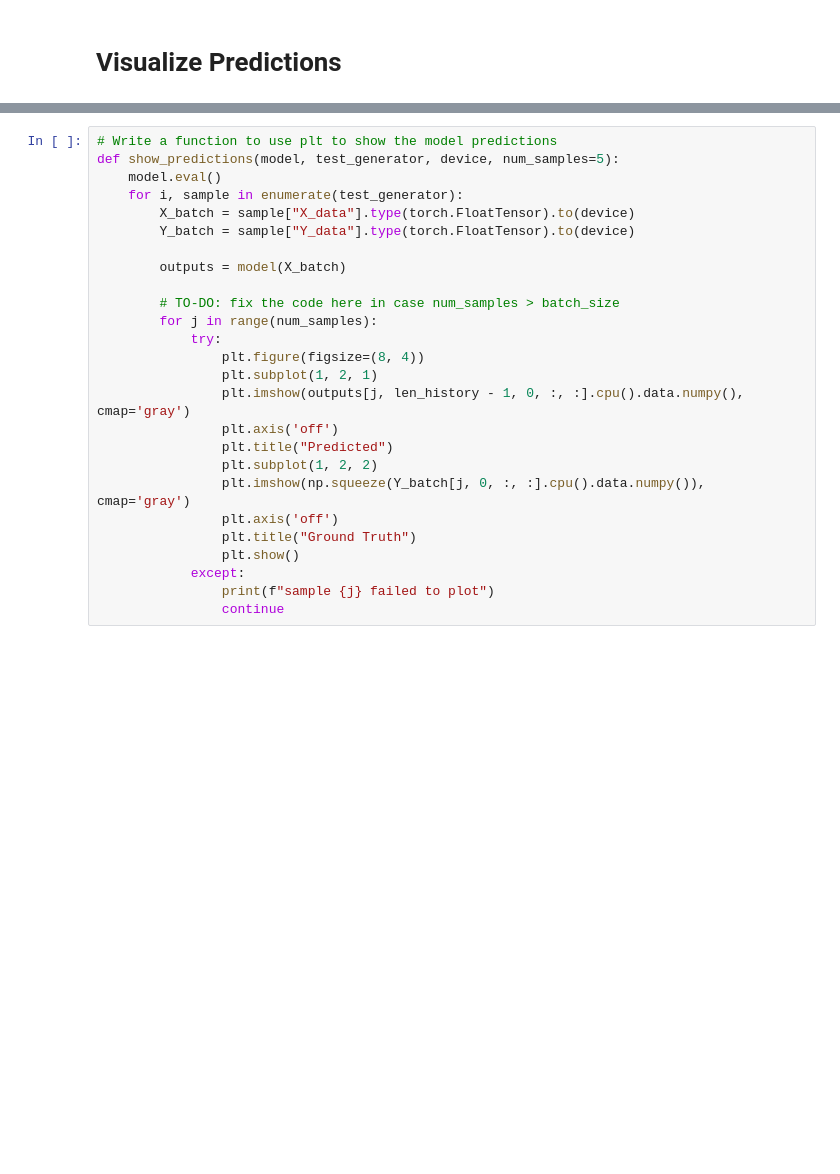
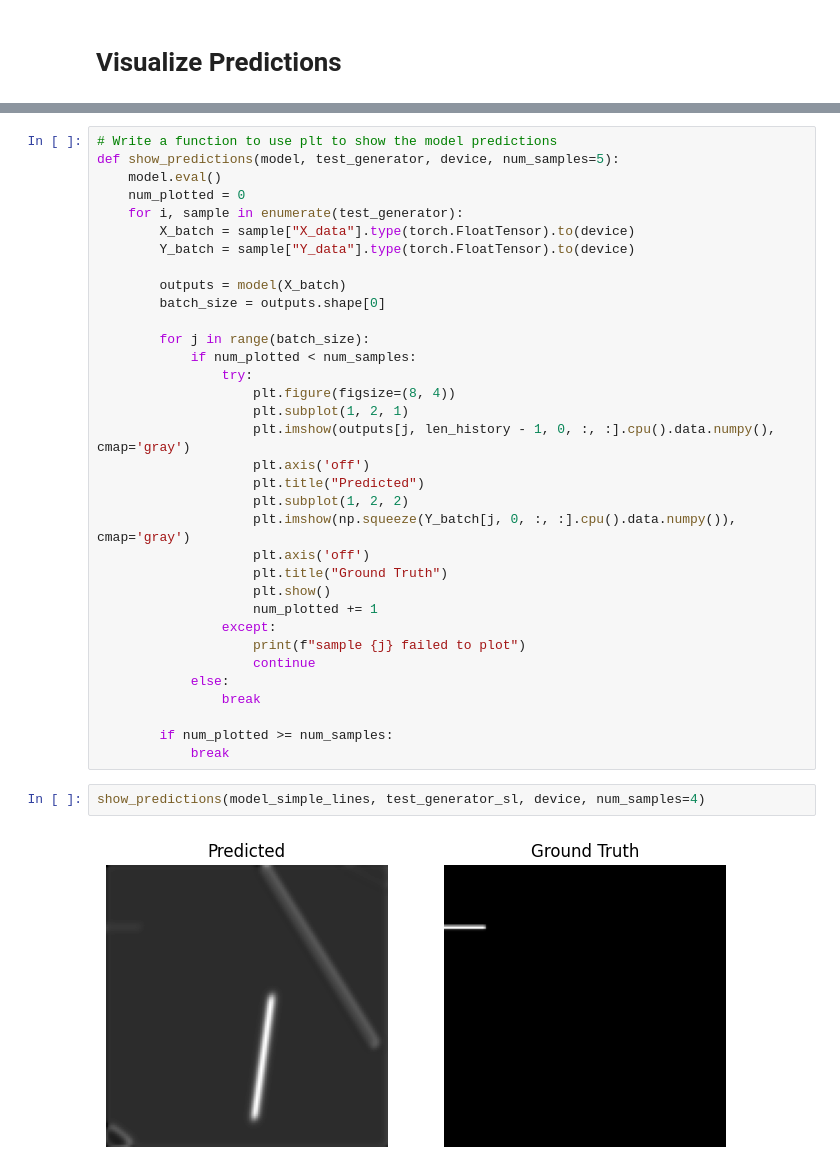
Before and after one commit to jnyang/crack_forecasting, a Jupyter notebook: notebooks/3_Build_model.ipynb, the cells around one changed output, grey strips where cells are left out. Saved outputs shown, nothing was run; the diff lists cells and outputs as text; blank space fills up the shorter version.

```diff
--- a/notebooks/3_Build_model.ipynb
+++ b/notebooks/3_Build_model.ipynb
@@ -359,25 +402,37 @@ GeoTorchConvLSTM(
 # Write a function to use plt to show the model predictions
 def show_predictions(model, test_generator, device, num_samples=5):
     model.eval()
+    num_plotted = 0
     for i, sample in enumerate(test_generator):
         X_batch = sample["X_data"].type(torch.FloatTensor).to(device)
         Y_batch = sample["Y_data"].type(torch.FloatTensor).to(device)
 
         outputs = model(X_batch)
+        batch_size = outputs.shape[0]
 
-        # TO-DO: fix the code here in case num_samples > batch_size
-        for j in range(num_samples):
-            try:
-                plt.figure(figsize=(8, 4))
-                plt.subplot(1, 2, 1)
-                plt.imshow(outputs[j, len_history - 1, 0, :, :].cpu().data.numpy(), cmap='gray')
-                plt.axis('off')
-                plt.title("Predicted")
-                plt.subplot(1, 2, 2)
-                plt.imshow(np.squeeze(Y_batch[j, 0, :, :].cpu().data.numpy()), cmap='gray')
-                plt.axis('off')
-                plt.title("Ground Truth")
-                plt.show()
-            except:
-                print(f"sample {j} failed to plot")
-                continue
+        for j in range(batch_size):
+            if num_plotted < num_samples:
+                try:
+                    plt.figure(figsize=(8, 4))
+                    plt.subplot(1, 2, 1)
+                    plt.imshow(outputs[j, len_history - 1, 0, :, :].cpu().data.numpy(), cmap='gray')
+                    plt.axis('off')
+                    plt.title("Predicted")
+                    plt.subplot(1, 2, 2)
+                    plt.imshow(np.squeeze(Y_batch[j, 0, :, :].cpu().data.numpy()), cmap='gray')
+                    plt.axis('off')
+                    plt.title("Ground Truth")
+                    plt.show()
+                    num_plotted += 1
+                except:
+                    print(f"sample {j} failed to plot")
+                    continue
+            else:
+                break
+
+        if num_plotted >= num_samples:
+            break
+# %%
+show_predictions(model_simple_lines, test_generator_sl, device, num_samples=4)
+# %% [output]
+[figure, added]
```
Also changed, not shown: parts of 33 cells of this notebook, 2 other files.
